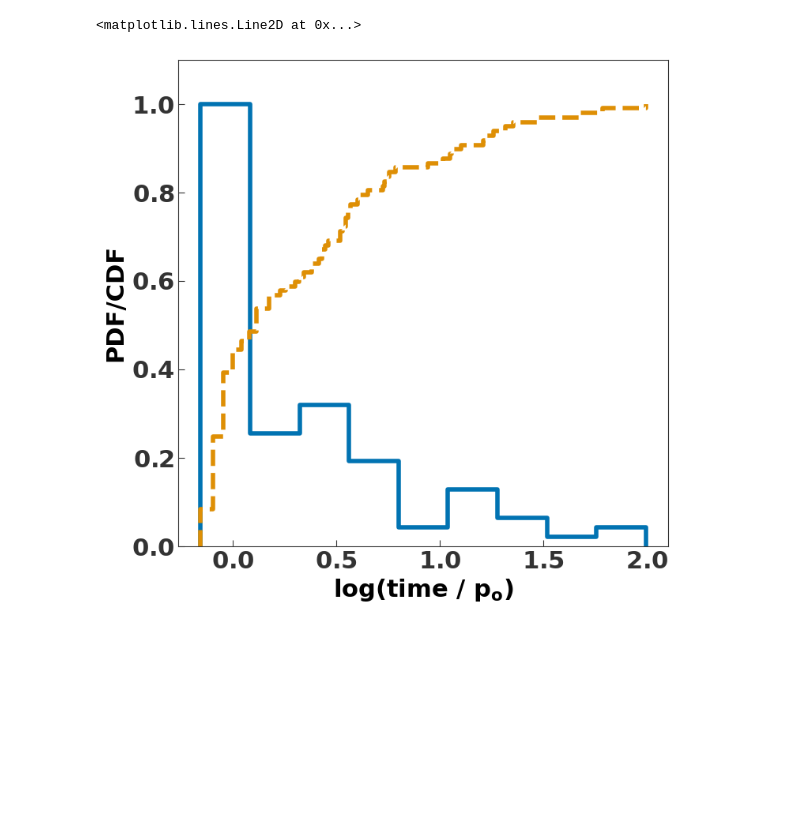
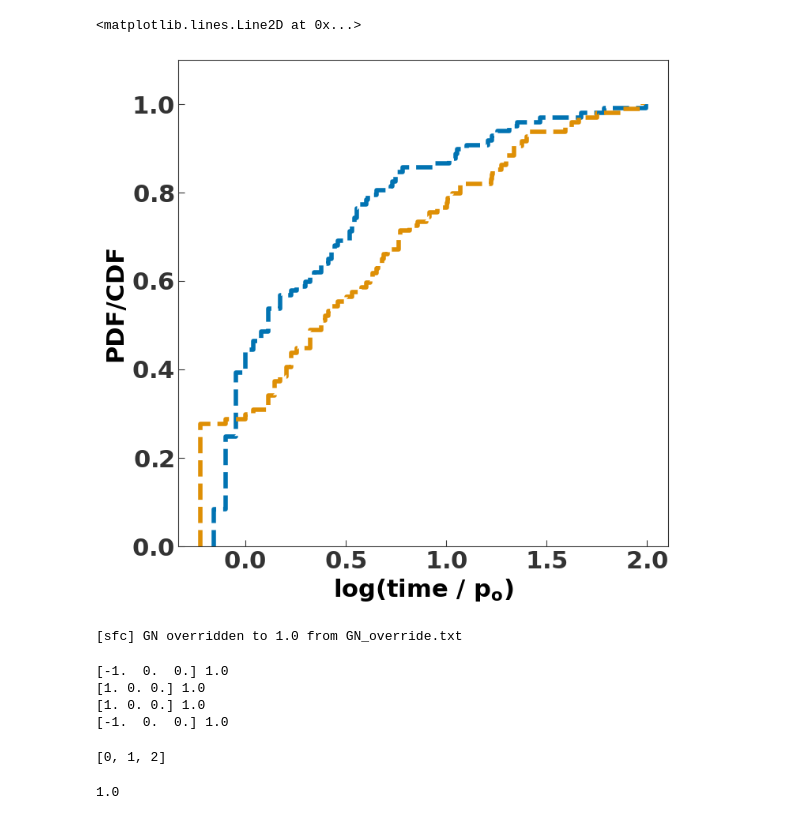
Before and after one commit to annasherar/triple_simulations, a Jupyter notebook: scattering_data_analysis.ipynb, the cells around one changed output. Cells and saved outputs as stored; diff of their text form; code cells hidden in the pictures; blank space fills up the shorter version.

```diff
--- a/scattering_data_analysis.ipynb
+++ b/scattering_data_analysis.ipynb
@@ -5,6 +5,9 @@ import numpy as np
 
 df = pd.read_parquet("newtonian_trials.pq")
 mask = ~np.isinf(df["sma"])
+
+df_soft = pd.read_parquet("softened_trials.pq")
+mask_soft = ~np.isinf(df_soft["sma"])
 # %%
 def plot_pdf_wrapper(data, bins='auto', ax_pdf=None):
     """
@@ -67,15 +68,69 @@ ax.ecdf(df["ecc"][mask], linestyle="--")
 # %%
 fig,ax = plt.subplots()
 ax.set_ylim(0, 1.1)
 ax.set_xlabel("log(time / $p_o$)")
 ax.set_ylabel("PDF/CDF")
 
 pin = 2 * np.pi * 1. / (2.**.5)
 pout = 2 * np.pi * 10.**1.5 / (3.**.5)
 ##Normalizing time elapsed by the initial tertiary period...
 bins="auto"
-ax_pdf, bins = plot_pdf_wrapper(np.log10(df["time"][mask] / pout), ax_pdf=ax, bins=bins)
+# ax_pdf, bins = plot_pdf_wrapper(np.log10(df["time"][mask] / pout), ax_pdf=ax, bins=bins)
 ax.ecdf(np.log10(df["time"][mask] / pout), linestyle="--")
+ax.ecdf(np.log10(df_soft["time"][mask_soft] / pout), linestyle="--")
 # %% [output]
 <matplotlib.lines.Line2D at 0x...>
-[figure, old version]
+[figure, new version]
+# %%
+import rebound
+import reboundx
+import numpy as np
+
+from starforge_mult_search.code.find_multiples_new2 import cluster, system
+
+
+softening_length = 0.9
+def get_state(sim):
+    ##Trick to synchronize the accelerations
+    ##Is there a way to force the accelerations to be recomputed??
+    sim.integrate(sim.t + 1e-15 * sim.t)
+    accel1 = np.array((sim.particles[0].ax, sim.particles[0].ay, sim.particles[0].az))
+    accel2 = np.array((sim.particles[1].ax, sim.particles[1].ay, sim.particles[1].az))
+    accel3 = np.array((sim.particles[2].ax, sim.particles[2].ay, sim.particles[2].az))
+    ps = np.array([pp.xyz for pp in sim.particles])
+    vs = np.array([pp.vxyz for pp in sim.particles])
+    ms = np.array([pp.m for pp in sim.particles])
+    ##You will have to adjust the 4th argument when you have softening(!)
+    ##Systems are only grouped if we have the tidal force < 0.01 times the internal force.
+    cl = cluster(ps, vs, ms, np.ones(len(ps)) * softening_length, np.array([0, 1, 2]), np.array((accel1, accel2, accel3)), tides=True, sma_order=True, tides_factor=0.01)
+    return cl.systems
+
+sim = rebound.Simulation()
+# sim.softening = 0.1
+sim.add(m=1)
+sim.add(m=1, a=1)
+sim.add(m=1e-5, a=10000, inc = 2. * np.pi / 3)
+sim.move_to_com()
+# rebx = reboundx.Extras(sim)
+# softened_force = rebx.load_force("softened_force")
+# rebx.add_force(softened_force)
+# sim.particles[0].params["softening_length"] = softening_length
+# sim.particles[1].params["softening_length"] = softening_length
+# sim.particles[2].params["softening_length"] = softening_length
+# %% [output]
+[sfc] GN overridden to 1.0 from GN_override.txt
+# %%
+sys1 = get_state(sim)
+# %% [output]
+[-1.  0.  0.] 1.0
+[1. 0. 0.] 1.0
+[1. 0. 0.] 1.0
+[-1.  0.  0.] 1.0
+# %%
+[ss.hierarchy for ss in sys1]
+# %% [output]
+[0, 1, 2]
+# %%
+sim.G
+# %% [output]
+1.0
```
Also changed, not shown: parts of 2 cells of this notebook, 1 other file.
